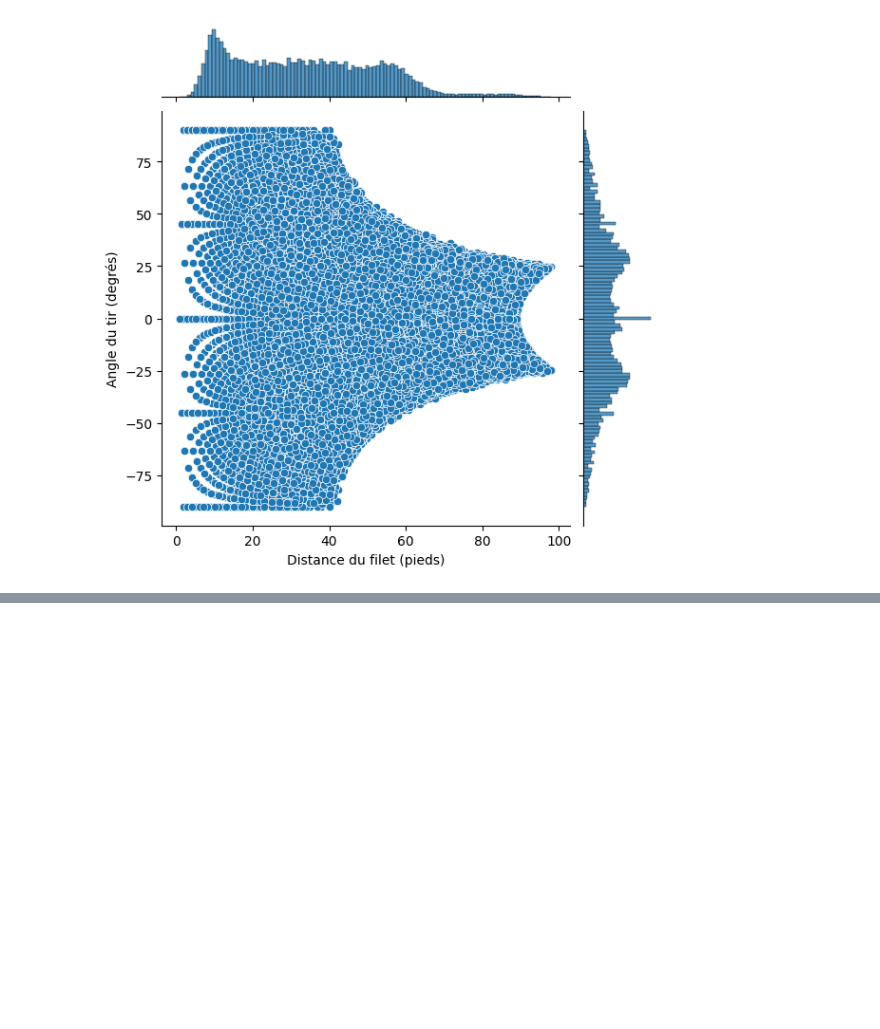
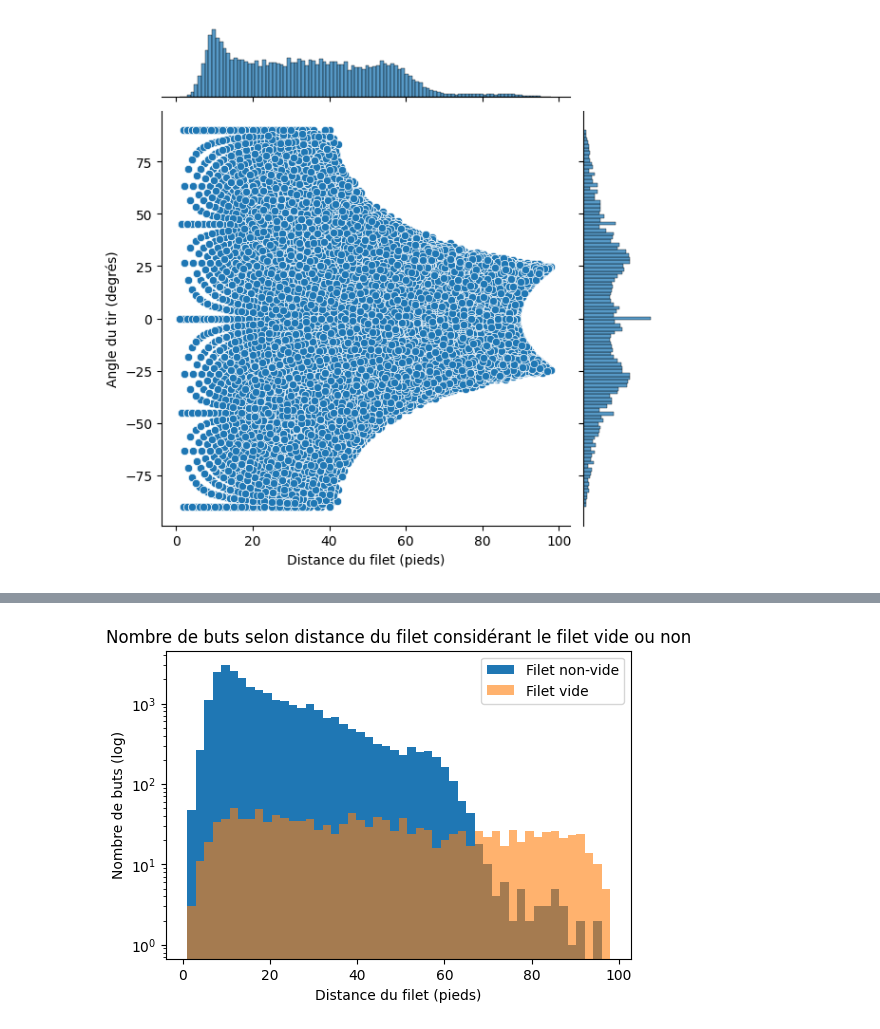
Before and after one commit to mathieupelo/ift6758-A08, a Jupyter notebook: notebooks/visualisation.ipynb, the cells around one changed output, grey strips where cells are left out. Drawn from its saved outputs; the diff is of its cells as text; code cells hidden in the pictures; blank space fills up the shorter version.

```diff
--- a/notebooks/visualisation.ipynb
+++ b/notebooks/visualisation.ipynb
@@ -189,0 +138,4 @@ visualisation.goal_rate(data2, 'angle_goal', -90, 90, 5, True)
+# %%
+visualisation.hist_goals_dist(data2, 'log', True)
+# %% [output]
+[figure, added]
```
Also changed, not shown: parts of 11 cells of this notebook, 1 other file.
